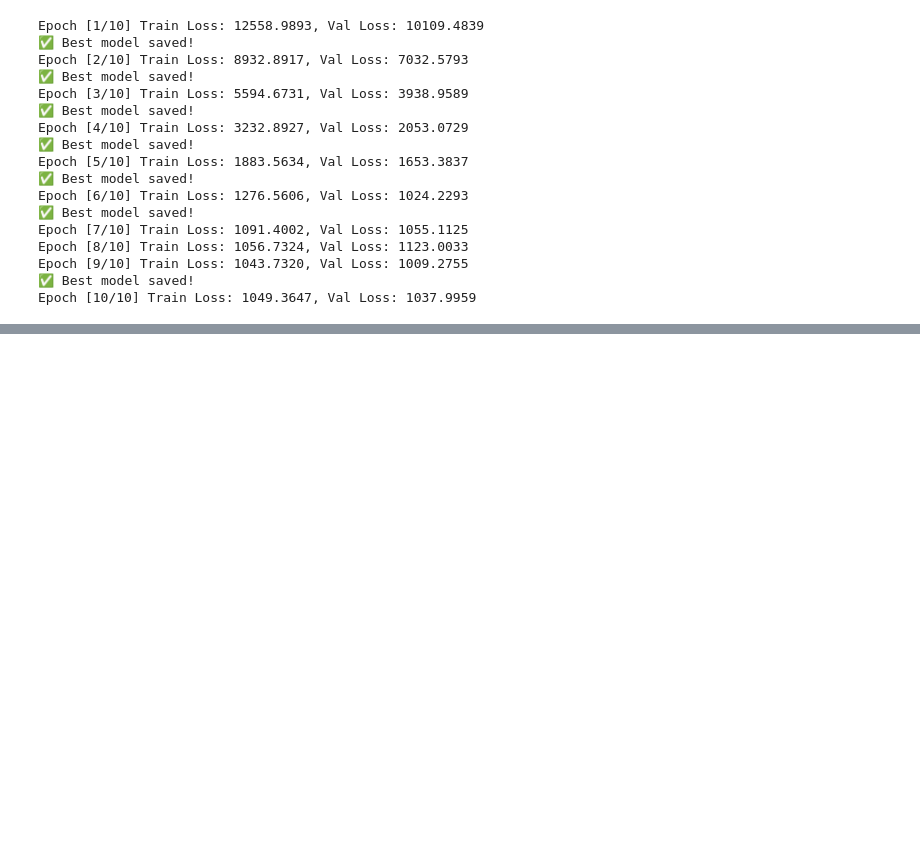
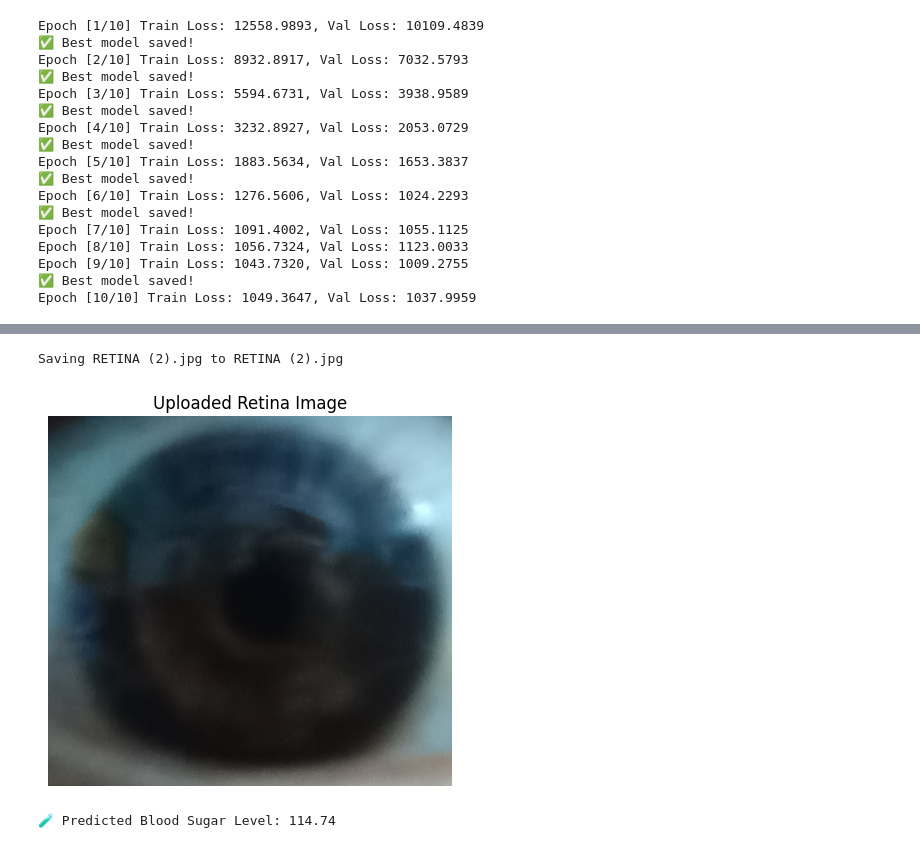
Before and after one commit to easeandrelax/blood-sugar-level, a Jupyter notebook: Ease_and_relax.ipynb, the cells around one changed output, grey strips where cells are left out. Saved outputs shown, nothing was run; the diff lists cells and outputs as text; code cells hidden in the pictures; blank space fills up the shorter version.

```diff
--- a/Ease_and_relax.ipynb
+++ b/Ease_and_relax.ipynb
@@ -1046,0 +1228,20 @@ Epoch [10/10] Train Loss: 1049.3647, Val Loss: 1037.9959
+# %%
+from PIL import Image
+import torch
+
+# Replace with the uploaded file name
+image_path = 'your_uploaded_image.png'
+
+# Load and preprocess the image
+img = Image.open(image_path).convert('RGB')
+img = transform(img).unsqueeze(0).to(device)
+
+# Load trained model
+model.load_state_dict(torch.load('/content/drive/MyDrive/model.pth'))
+model.eval()
+
+# Predict
+with torch.no_grad():
+    pred = model(img)
+
+print(f"🧪 Predicted Blood Sugar Level: {pred.item():.2f}")
@@ -1046,0 +1296,50 @@ Epoch [10/10] Train Loss: 1049.3647, Val Loss: 1037.9959
+# %%
+# STEP 1: Upload Image
+from google.colab import files
+from PIL import Image
+import torch
+import matplotlib.pyplot as plt
+
+uploaded = files.upload()
+
+# Get uploaded file path
+for filename in uploaded.keys():
+    image_path = filename
+
+# STEP 2: Display the Image
+img = Image.open(image_path).convert('RGB')
+plt.imshow(img)
+plt.axis('off')
+plt.title("Uploaded Retina Image")
+plt.show()
+
+# STEP 3: Preprocessing
+from torchvision import transforms
+
+transform = transforms.Compose([
+    transforms.Resize((224, 224)),
+    transforms.ToTensor(),
+    transforms.Normalize(mean=[0.485, 0.456, 0.406],
+                         std=[0.229, 0.224, 0.225])
+])
+
+# STEP 4: Load Trained Model
+from torchvision.models import resnet18
+import torch.nn as nn
+
+device = torch.device('cuda' if torch.cuda.is_available() else 'cpu')
+
+model = resnet18(pretrained=False)
+model.fc = nn.Linear(model.fc.in_features, 1)
+model.load_state_dict(torch.load('/content/best_model.pth'))  # Update path if needed
+model = model.to(device)
+model.eval()
+
+# STEP 5: Predict
+img_tensor = transform(img).unsqueeze(0).to(device)
+
+with torch.no_grad():
+    prediction = model(img_tensor)
+
+print(f"🧪 Predicted Blood Sugar Level: {prediction.item():.2f}")
+# %% [output]
@@ -1046,0 +1347,3 @@ Epoch [10/10] Train Loss: 1049.3647, Val Loss: 1037.9959
+Saving RETINA (2).jpg to RETINA (2).jpg
+[figure, added]
+🧪 Predicted Blood Sugar Level: 114.74
```
Also changed, not shown: parts of 6 cells of this notebook.
